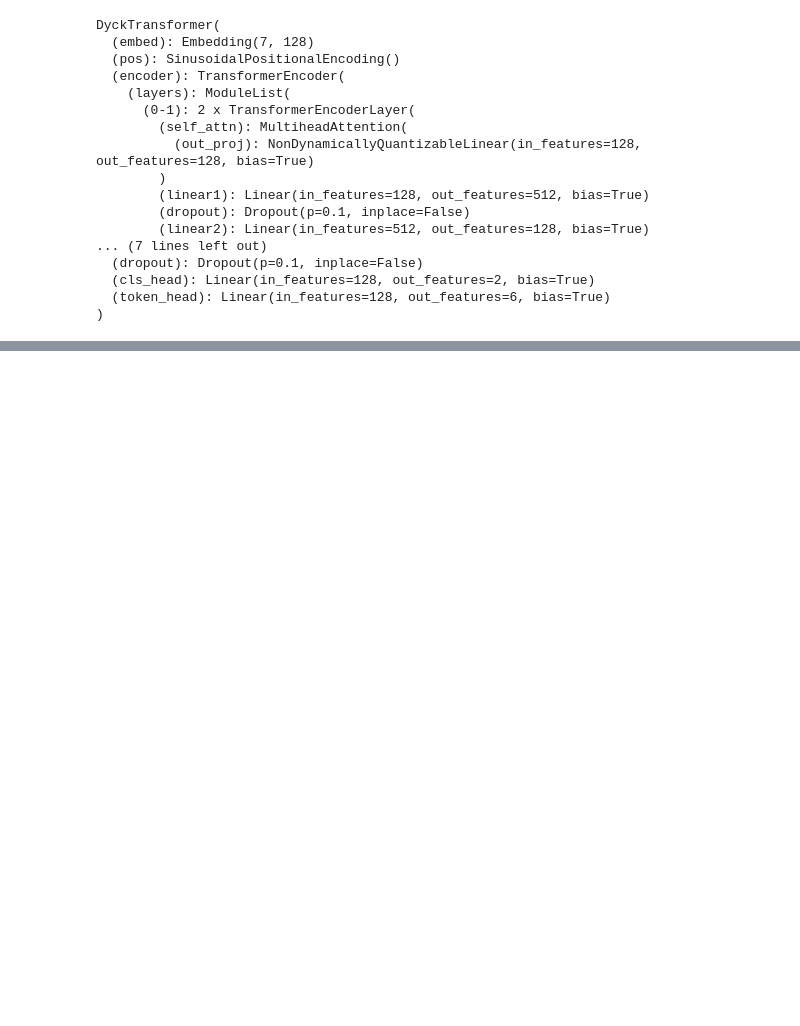
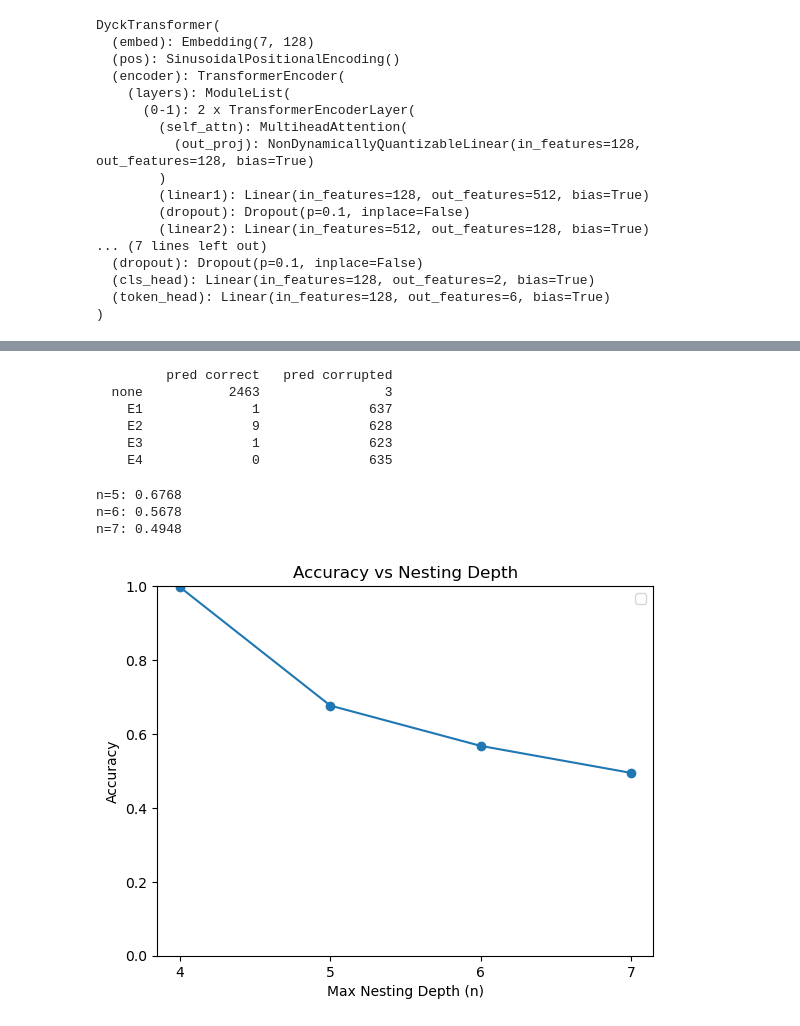
Before and after one commit to sara-graca/dyck-language-transformer, a Jupyter notebook: notebooks/evaluation.ipynb, the cells around one changed output, grey strips where cells are left out. Saved outputs shown, nothing was run; the diff lists cells and outputs as text; code cells hidden in the pictures; blank space fills up the shorter version.

Commit message:
Correction evaluation

```diff
--- a/notebooks/evaluation.ipynb
+++ b/notebooks/evaluation.ipynb
@@ -80,0 +127,64 @@ NameError: name 'f1_score' is not defined
+# %%
+print(f"{'':>6} {'pred correct':>14} {'pred corrupted':>16}")
+for etype in ["none", "E1", "E2", "E3", "E4"]:
+    preds = results[etype]["preds"]
+    labels = results[etype]["labels"]
+    pred_correct = preds.count(1)
+    pred_corrupted = preds.count(0)
+    print(f"{etype:>6} {pred_correct:>14} {pred_corrupted:>16}")
+# %% [output]
+         pred correct   pred corrupted
+  none           2463                3
+    E1              1              637
+    E2              9              628
+    E3              1              623
+    E4              0              635
+# %%
+ood_n5 = generate_examples_with_error_type(5000, min_len=40, max_len=80, max_depth=5, task="detection")
+ood_n6 = generate_examples_with_error_type(5000, min_len=40, max_len=80, max_depth=6, task="detection")
+ood_n7 = generate_examples_with_error_type(5000, min_len=40, max_len=80, max_depth=7, task="detection")
+# %%
+def evaluate(data, model, stoi, device, batch_size=64):
+    model.eval()
+    all_preds, all_labels = [], []
+    with torch.no_grad():
+        for i in range(0, len(data), batch_size):
+            batch = data[i:i+batch_size]
+            xs = [x for x, _, _ in batch]
+            ys = [y for _, y, _ in batch]
+            xs = torch.tensor([[stoi[tok] for tok in x] for x in xs]).to(device)
+            cls_logits, _ = model(xs)
+            preds = torch.argmax(cls_logits, dim=1).cpu().tolist()
+            all_preds.extend(preds)
+            all_labels.extend(ys)
+    acc = sum(p == l for p, l in zip(all_preds, all_labels)) / len(all_labels)
+    return acc
+
+acc_n5 = evaluate(ood_n5, model, stoi, device)
+acc_n6 = evaluate(ood_n6, model, stoi, device)
+acc_n7 = evaluate(ood_n7, model, stoi, device)
+
+print(f"n=5: {acc_n5:.4f}")
+print(f"n=6: {acc_n6:.4f}")
+print(f"n=7: {acc_n7:.4f}")
+# %% [output]
+n=5: 0.6768
+n=6: 0.5678
+n=7: 0.4948
+# %%
+acc_n4 = evaluate(det_test_data_typed, model, stoi, device)
+
+depths = [4, 5, 6, 7]
+accs = [acc_n4, acc_n5, acc_n6, acc_n7]
+
+plt.plot(depths, accs, marker="o")
+plt.title("Accuracy vs Nesting Depth")
+plt.xlabel("Max Nesting Depth (n)")
+plt.ylabel("Accuracy")
+plt.xticks(depths)
+plt.ylim(0, 1)
+plt.legend()
+plt.savefig("../results//figures/det_ood_acc_vs_depth.pdf")
+plt.show()
+# %% [output]
+[figure, added]
```
Also changed, not shown: parts of 9 cells of this notebook, 1 other file.
